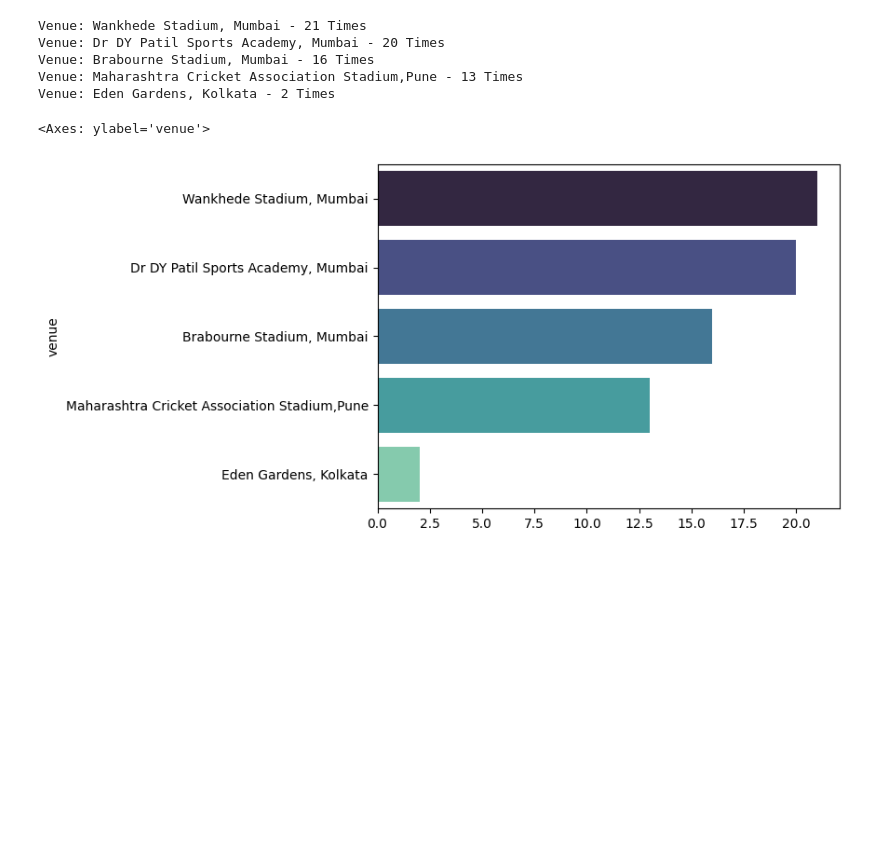
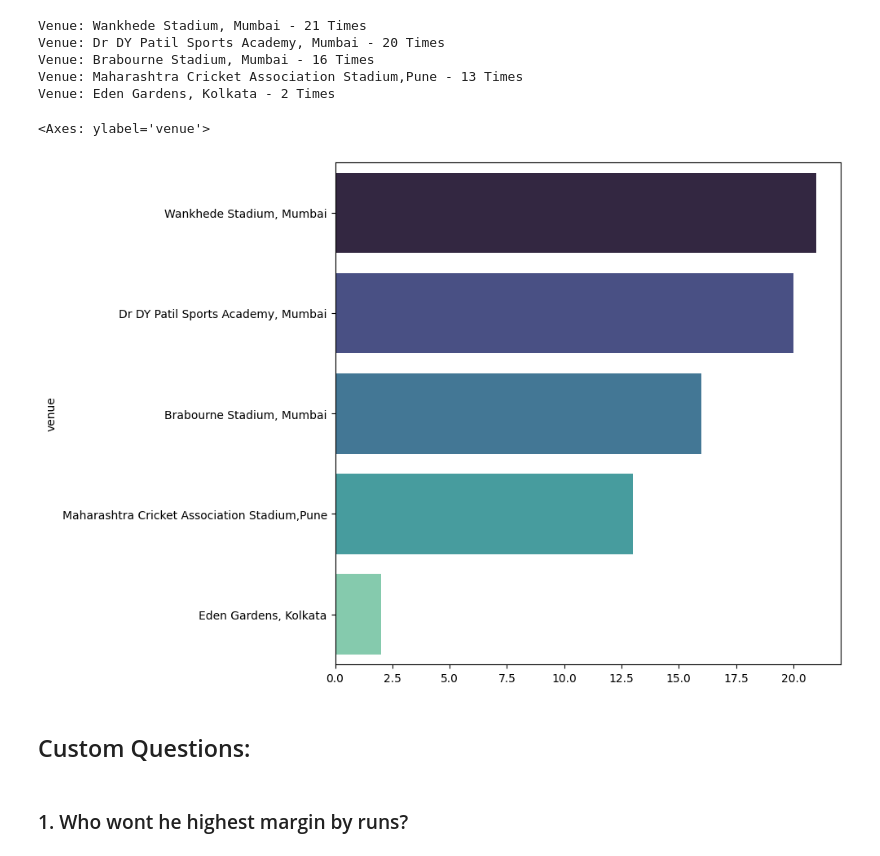
Before and after one commit to ZippoAI/Python-Data-Visualization, a Jupyter notebook: 4.Projects/1.IPLProject.ipynb, the cells around one changed output. Saved outputs shown, nothing was run; the diff lists cells and outputs as text; code cells hidden in the pictures; blank space fills up the shorter version.

Commit message:
data visualization done

```diff
--- a/4.Projects/1.IPLProject.ipynb
+++ b/4.Projects/1.IPLProject.ipynb
@@ -294,7 +294,12 @@ Venue: Brabourne Stadium, Mumbai - 16 Times
 Venue: Maharashtra Cricket Association Stadium,Pune - 13 Times
 Venue: Eden Gardens, Kolkata - 2 Times
 # %%
+plt.figure(figsize=(8,8))
 sns.barplot(x=most_played_venue.values, y=most_played_venue.index, palette='mako', hue=most_played_venue.index)
 # %% [output]
 <Axes: ylabel='venue'>
-[figure, old version]
+[figure, new version]
+# %% [markdown]
+## Custom Questions:
+# %% [markdown]
+### 1. Who wont he highest margin by runs?
```
Also changed, not shown: parts of 8 cells of this notebook.
